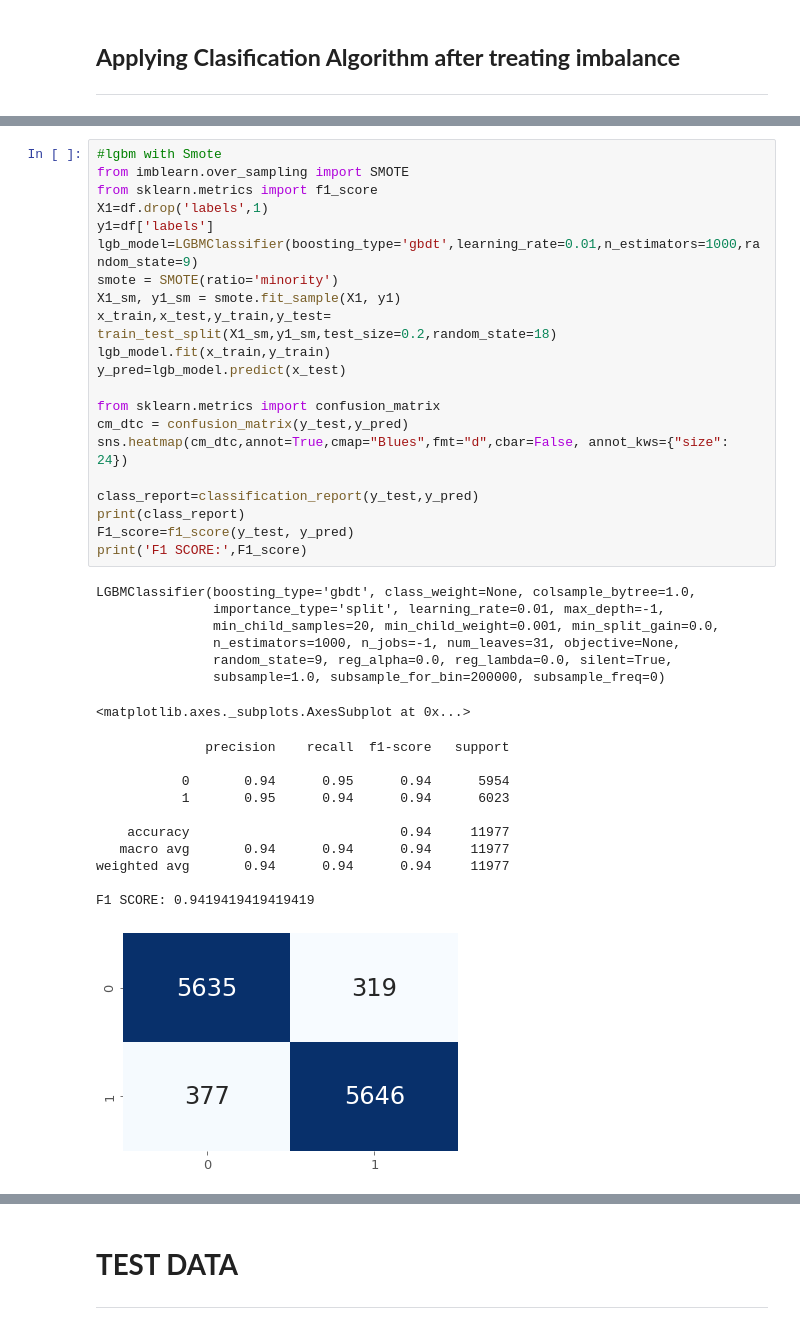
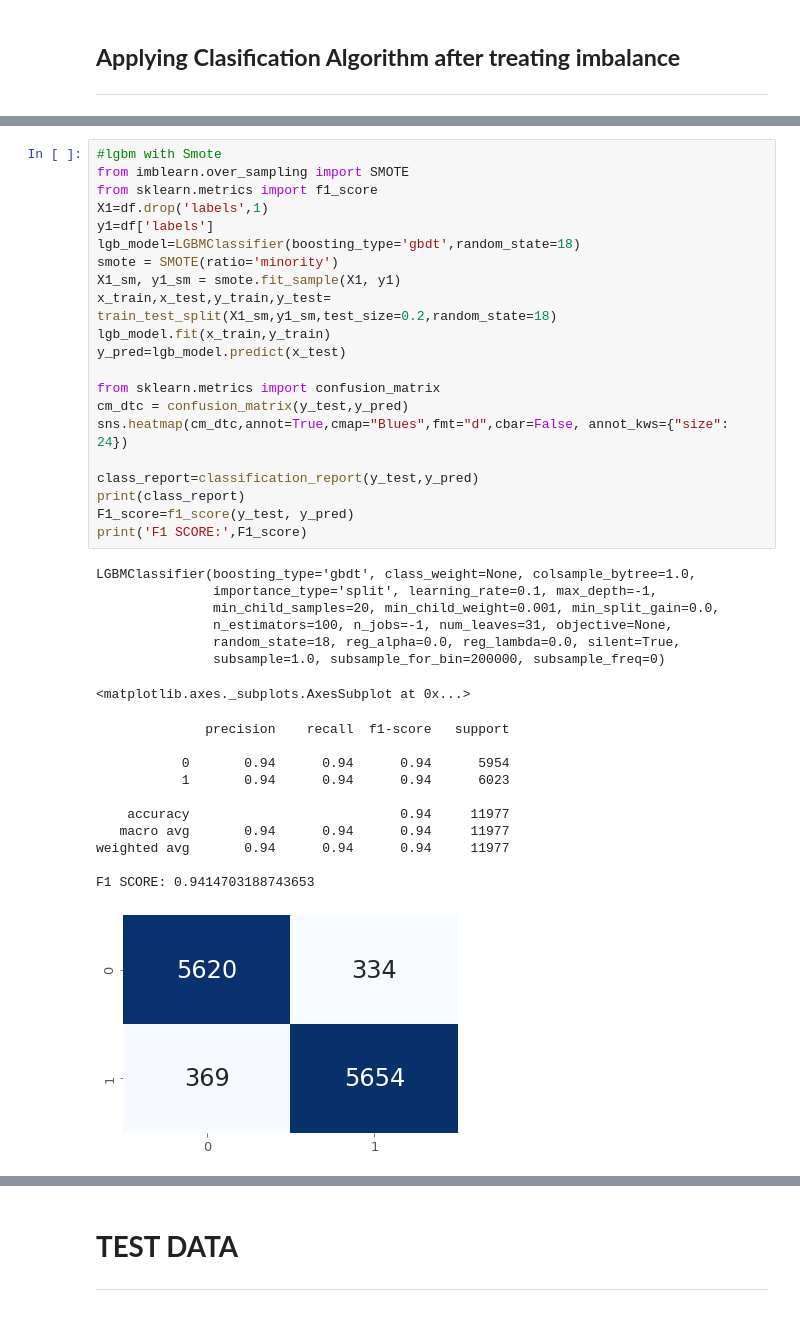
Before and after one commit to panchamdesai777/Hackathons, a Jupyter notebook: Insurance_churn_prediction.ipynb, the cells around one changed output, grey strips where cells are left out. Drawn from its saved outputs; the diff is of its cells as text.

```diff
--- a/Insurance_churn_prediction.ipynb
+++ b/Insurance_churn_prediction.ipynb
@@ -482,41 +482,41 @@ Lightgbm Classifier
 from imblearn.over_sampling import SMOTE
 from sklearn.metrics import f1_score
 X1=df.drop('labels',1)
 y1=df['labels']
-lgb_model=LGBMClassifier(boosting_type='gbdt',learning_rate=0.01,n_estimators=1000,random_state=9)
+lgb_model=LGBMClassifier(boosting_type='gbdt',random_state=18)
 smote = SMOTE(ratio='minority')
 X1_sm, y1_sm = smote.fit_sample(X1, y1)
 x_train,x_test,y_train,y_test= train_test_split(X1_sm,y1_sm,test_size=0.2,random_state=18)
 lgb_model.fit(x_train,y_train)
 y_pred=lgb_model.predict(x_test)
 
 from sklearn.metrics import confusion_matrix
 cm_dtc = confusion_matrix(y_test,y_pred)
 sns.heatmap(cm_dtc,annot=True,cmap="Blues",fmt="d",cbar=False, annot_kws={"size": 24})
 
 class_report=classification_report(y_test,y_pred)
 print(class_report)
 F1_score=f1_score(y_test, y_pred)
 print('F1 SCORE:',F1_score)
 # %% [output]
 LGBMClassifier(boosting_type='gbdt', class_weight=None, colsample_bytree=1.0,
-               importance_type='split', learning_rate=0.01, max_depth=-1,
+               importance_type='split', learning_rate=0.1, max_depth=-1,
                min_child_samples=20, min_child_weight=0.001, min_split_gain=0.0,
-               n_estimators=1000, n_jobs=-1, num_leaves=31, objective=None,
-               random_state=9, reg_alpha=0.0, reg_lambda=0.0, silent=True,
+               n_estimators=100, n_jobs=-1, num_leaves=31, objective=None,
+               random_state=18, reg_alpha=0.0, reg_lambda=0.0, silent=True,
                subsample=1.0, subsample_for_bin=200000, subsample_freq=0)
 <matplotlib.axes._subplots.AxesSubplot at 0x...>
               precision    recall  f1-score   support
 
-           0       0.94      0.95      0.94      5954
-           1       0.95      0.94      0.94      6023
+           0       0.94      0.94      0.94      5954
+           1       0.94      0.94      0.94      6023
 
     accuracy                           0.94     11977
    macro avg       0.94      0.94      0.94     11977
 weighted avg       0.94      0.94      0.94     11977
 
-F1 SCORE: 0.9419419419419419
+F1 SCORE: 0.9414703188743653
-[figure, old version]
+[figure, new version]
 # %%
 #Bagging Classifier
 from sklearn.ensemble import BaggingClassifier
```
Also changed, not shown: parts of 17 cells of this notebook.
